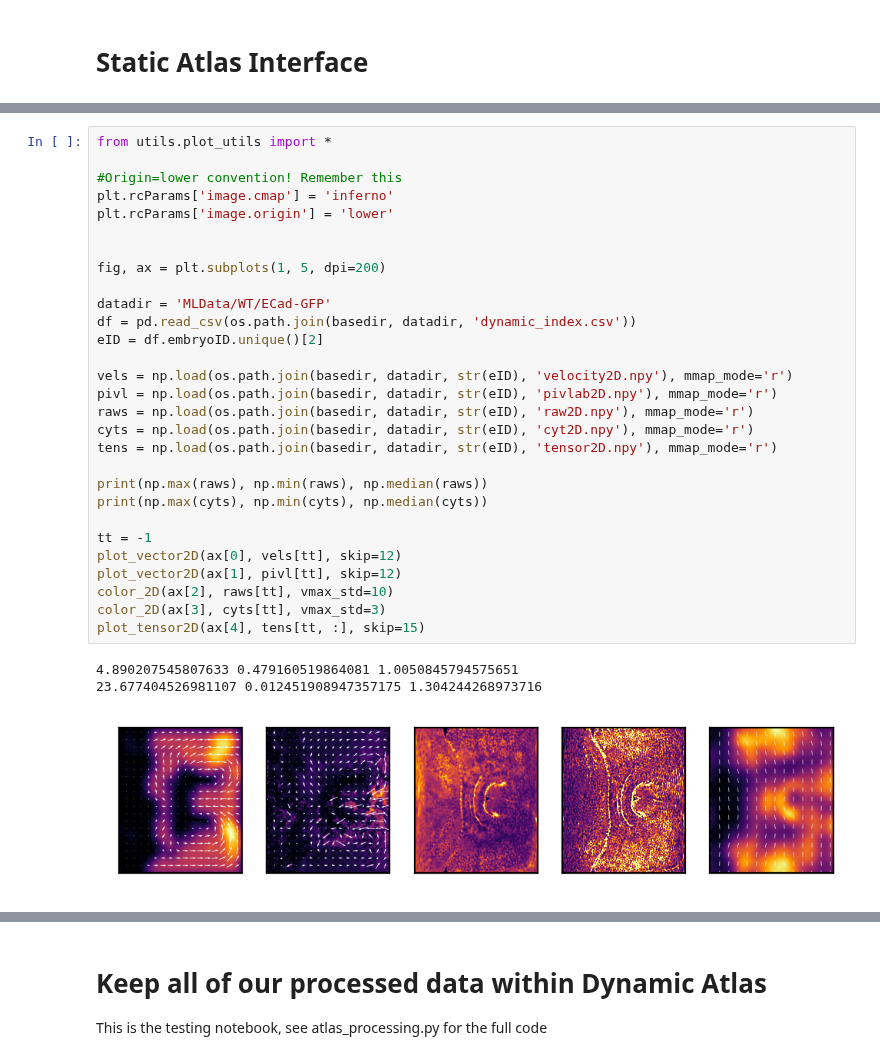
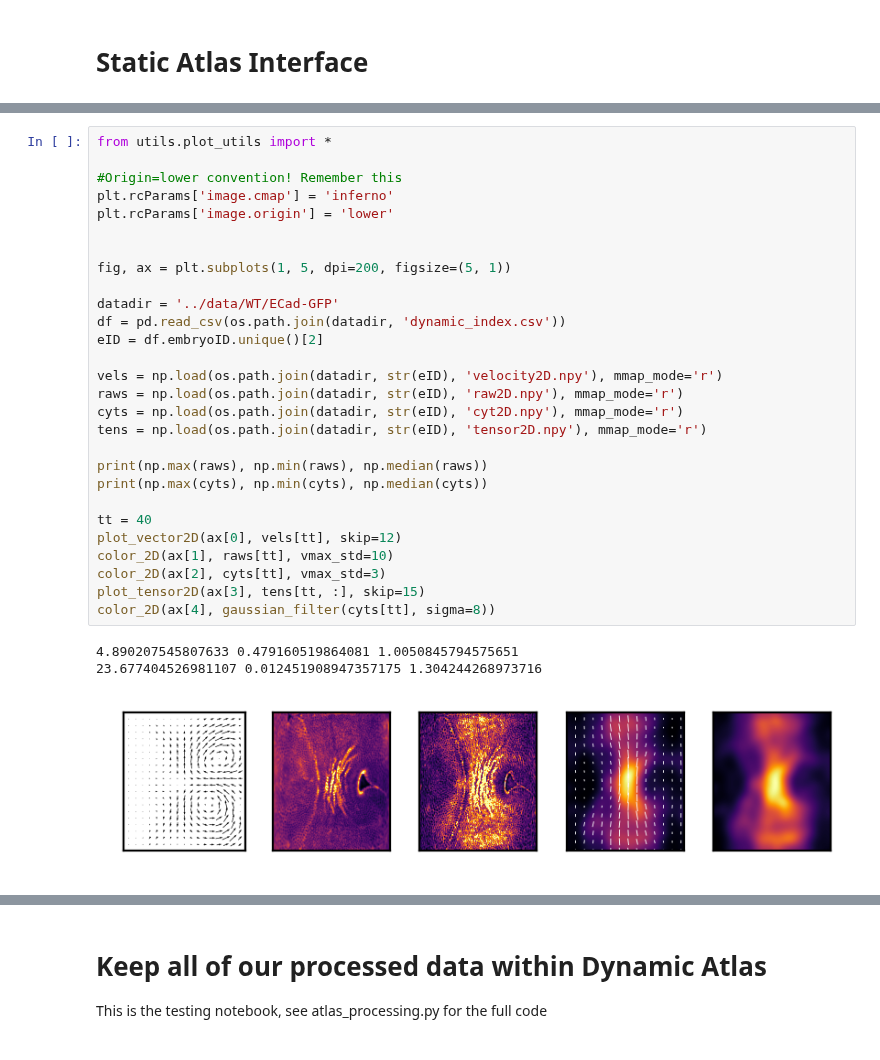
Before and after one commit to jcolen/drosophila_morphogenesis, a Jupyter notebook: atlas_processing/NewDynamicAtlasInterface.ipynb, the cells around one changed output, grey strips where cells are left out. Drawn from its saved outputs; the diff is of its cells as text.

```diff
--- a/atlas_processing/NewDynamicAtlasInterface.ipynb
+++ b/atlas_processing/NewDynamicAtlasInterface.ipynb
@@ -124,33 +85,32 @@ vel torch.Size([2, 236, 200])
 # %%
 from utils.plot_utils import *
 
 #Origin=lower convention! Remember this
 plt.rcParams['image.cmap'] = 'inferno'
 plt.rcParams['image.origin'] = 'lower'
 
 
-fig, ax = plt.subplots(1, 5, dpi=200)
+fig, ax = plt.subplots(1, 5, dpi=200, figsize=(5, 1))
 
-datadir = 'MLData/WT/ECad-GFP'
-df = pd.read_csv(os.path.join(basedir, datadir, 'dynamic_index.csv'))
+datadir = '../data/WT/ECad-GFP'
+df = pd.read_csv(os.path.join(datadir, 'dynamic_index.csv'))
 eID = df.embryoID.unique()[2]
 
-vels = np.load(os.path.join(basedir, datadir, str(eID), 'velocity2D.npy'), mmap_mode='r')
-pivl = np.load(os.path.join(basedir, datadir, str(eID), 'pivlab2D.npy'), mmap_mode='r')
-raws = np.load(os.path.join(basedir, datadir, str(eID), 'raw2D.npy'), mmap_mode='r')
-cyts = np.load(os.path.join(basedir, datadir, str(eID), 'cyt2D.npy'), mmap_mode='r')
-tens = np.load(os.path.join(basedir, datadir, str(eID), 'tensor2D.npy'), mmap_mode='r')
+vels = np.load(os.path.join(datadir, str(eID), 'velocity2D.npy'), mmap_mode='r')
+raws = np.load(os.path.join(datadir, str(eID), 'raw2D.npy'), mmap_mode='r')
+cyts = np.load(os.path.join(datadir, str(eID), 'cyt2D.npy'), mmap_mode='r')
+tens = np.load(os.path.join(datadir, str(eID), 'tensor2D.npy'), mmap_mode='r')
 
 print(np.max(raws), np.min(raws), np.median(raws))
 print(np.max(cyts), np.min(cyts), np.median(cyts))
 
-tt = -1
+tt = 40
 plot_vector2D(ax[0], vels[tt], skip=12)
-plot_vector2D(ax[1], pivl[tt], skip=12)
-color_2D(ax[2], raws[tt], vmax_std=10)
-color_2D(ax[3], cyts[tt], vmax_std=3)
-plot_tensor2D(ax[4], tens[tt, :], skip=15)
+color_2D(ax[1], raws[tt], vmax_std=10)
+color_2D(ax[2], cyts[tt], vmax_std=3)
+plot_tensor2D(ax[3], tens[tt, :], skip=15)
+color_2D(ax[4], gaussian_filter(cyts[tt], sigma=8))
 # %% [output]
 4.890207545807633 0.479160519864081 1.0050845794575651
 23.677404526981107 0.012451908947357175 1.304244268973716
-[figure, old version]
+[figure, new version]
```
Also changed, not shown: parts of 10 cells of this notebook, 17 other files.
